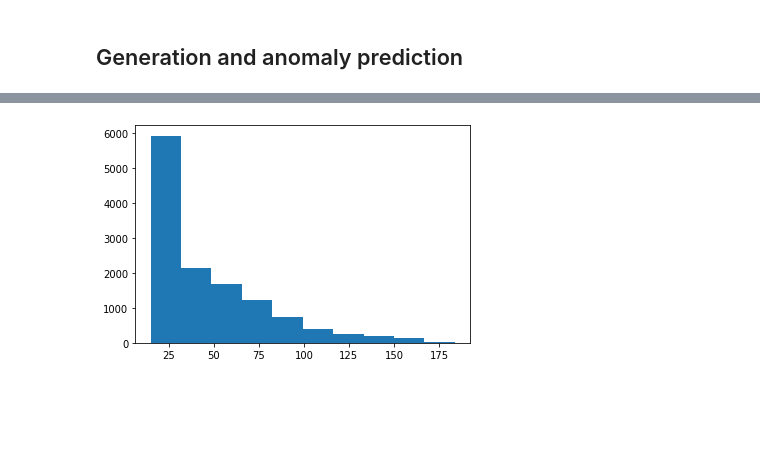
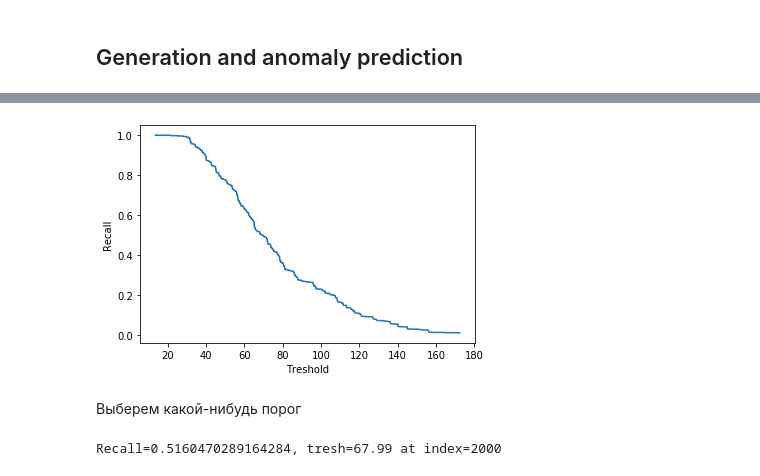
Before and after one commit to elch10/anomaly-detection, a Jupyter notebook: notebooks/onedimensional_lstm.ipynb, the cells around one changed output, grey strips where cells are left out. Saved outputs shown, nothing was run; the diff lists cells and outputs as text; code cells hidden in the pictures; blank space fills up the shorter version.

Commit message:
Recall score

```diff
--- a/notebooks/onedimensional_lstm.ipynb
+++ b/notebooks/onedimensional_lstm.ipynb
@@ -133,13 +119,21 @@ _________________________________________________________________
 from src.data.generate import generate_anomalies
 data_with_anom = data[str(component)].copy()
 anom_amount = 100
-anom_idxs = np.random.choice(len(data_with_anom), anom_amount, replace=False)
+anom_idxs_start = np.random.choice(len(data_with_anom),
+                                   anom_amount,
+                                   replace=False)
 anom_lens = np.zeros(anom_amount, dtype=int)
+anom_idxs = np.zeros(len(data_with_anom), dtype=int)
 
-for i, idx in enumerate(anom_idxs):
+for i, idx in enumerate(anom_idxs_start):
     l = np.random.randint(window_length, window_length * 2)
+
+    if idx + l > data_with_anom.shape[0]:
+        raise Exception('Try again, index out of range (FIXME THEN)')
+
+    anom_lens[i] = l
     anoms = generate_anomalies(l)
-    anom_lens[i] = l
+    anom_idxs[idx:idx + l] = 1
     data_with_anom[idx:idx + l] = anoms[np.random.randint(len(anoms))]
 # %%
 X_anom = rolling_window(pd.DataFrame(data_with_anom), window_length)[:-prediction_len]
@@ -150,6 +163,0 @@ model = load_model('models/onedimensional_lstm.h5')
-# %%
-from src.utils import compute_diff, find_anomaly
-diff = compute_diff(model, X_anom, y)
-plt.hist(diff);
-# %% [output]
-[figure, removed]
@@ -160,3 +164,24 @@ anoms_pred = find_anomaly(diff, tresh)
+# %%
+from src.utils import recall_all_tresh, compute_diff
+
+treshs, recalls = recall_all_tresh(compute_diff(model, X_anom, y), anom_idxs[:len(diff)], window_length)
+# norm_trehs, norm_recalls = recall_all_tresh(compute_diff(model, X, y), anom_idxs[:len(diff)], window_length)
+
+plt.plot(treshs, recalls)
+plt.xlabel('Treshold')
+plt.ylabel('Recall');
+# %% [output]
+[figure, added]
+# %% [markdown]
+Выберем какой-нибудь порог
+# %%
+idx = 2000
+recall = recalls[idx]
+tresh = treshs[idx]
+anoms_pred = np.where(diff >= tresh)[0]
+print(f'Recall={recall}, tresh={tresh:.2f} at index={idx}')
+# %% [output]
+Recall=0.5160470289164284, tresh=67.99 at index=2000
 # %%
 from bokeh.plotting import figure, show
 from src.utils import *
```
Also changed, not shown: parts of 8 cells of this notebook, 2 other files.
